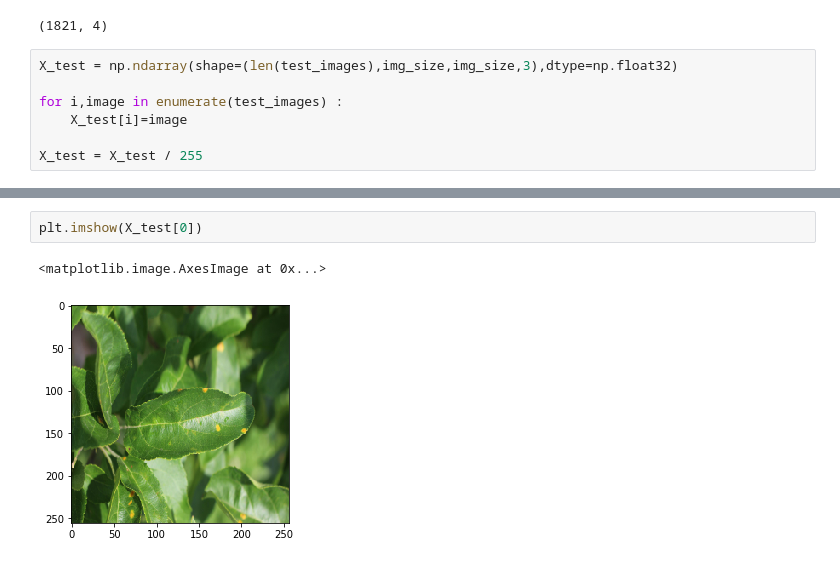
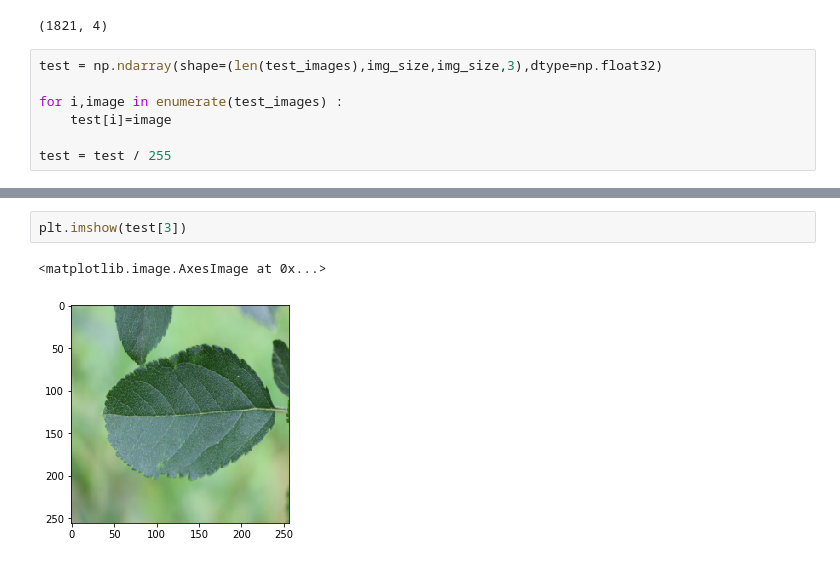
Before and after one commit to Orstred13/ML, a Jupyter notebook: Plant Pathology 2020/1.ipynb, the cells around one changed output, grey strips where cells are left out. Drawn from its saved outputs; the diff is of its cells as text.

```diff
--- a/Plant Pathology 2020/1.ipynb
+++ b/Plant Pathology 2020/1.ipynb
@@ -160,10 +154,10 @@ y_train.shape
 # %% [output]
 (1821, 4)
 # %%
-X_test = np.ndarray(shape=(len(test_images),img_size,img_size,3),dtype=np.float32)
+test = np.ndarray(shape=(len(test_images),img_size,img_size,3),dtype=np.float32)
 
 for i,image in enumerate(test_images) :
-    X_test[i]=image
+    test[i]=image
 
-X_test = X_test / 255
+test = test / 255
 # %%
@@ -171,7 +165,7 @@ X_test.shape
 # %% [output]
 (1821, 256, 256, 3)
 # %%
-plt.imshow(X_test[0])
+plt.imshow(test[3])
 # %% [output]
 <matplotlib.image.AxesImage at 0x...>
-[figure, old version]
+[figure, new version]
```
Also changed, not shown: parts of 10 cells of this notebook.
